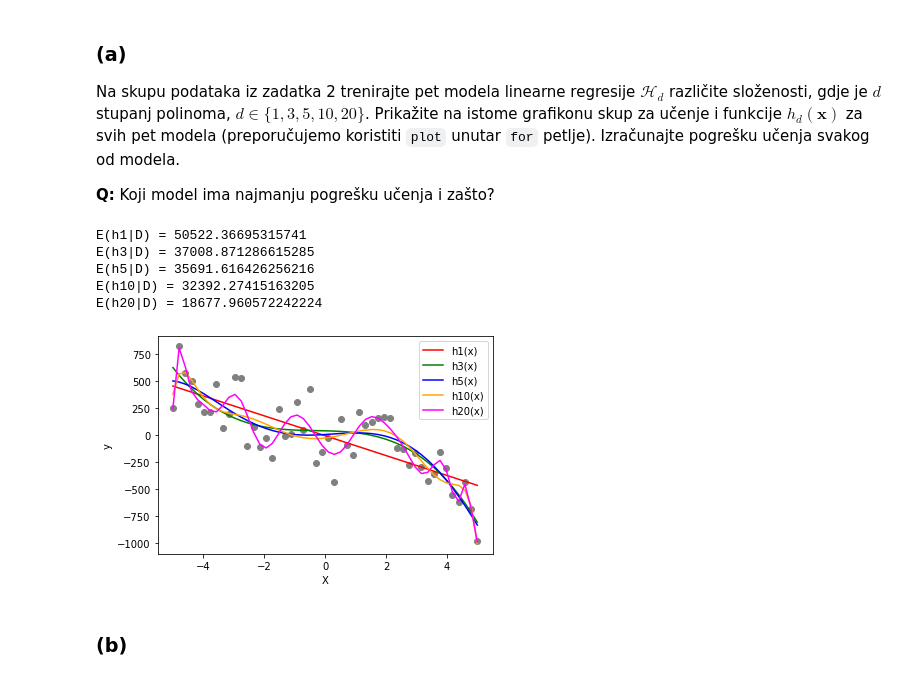
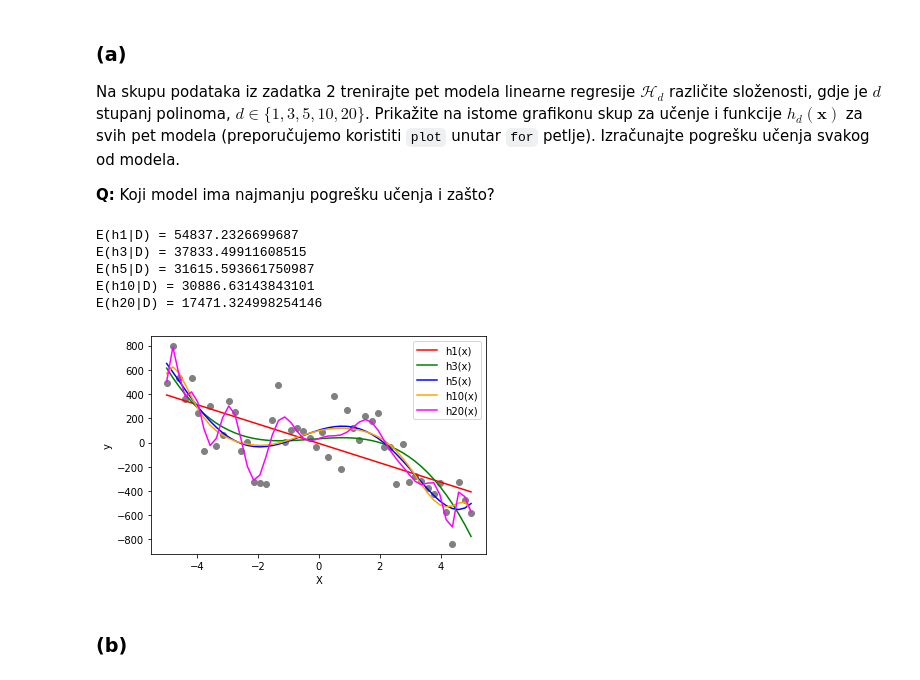
Before and after one commit to dbrcina/SU-FER-2020-21, a Jupyter notebook: SU-2020-LAB01-0036506587.ipynb, the cells around one changed output. Cells and saved outputs as stored; diff of their text form; code cells hidden in the pictures.

```diff
--- a/SU-2020-LAB01-0036506587.ipynb
+++ b/SU-2020-LAB01-0036506587.ipynb
@@ -167,18 +164,19 @@ Generirajte skup za učenje od $N=50$ primjera uniformno distribuiranih u interv
 # %%
 from numpy.random import normal
 def make_labels(X, f, noise=0):
-    return np.array([f(X[row,:]) + normal(0, noise)
-                     for row in range(0, np.shape(X)[0])])
+    return f(X) + normal(0, noise, X.shape)
+    #return np.array([f(X[row,:]) + normal(0, noise)
+                     #for row in range(0, np.shape(X)[0])])
 # %%
 def make_instances(x1, x2, N) :
     return np.array([np.array([x]) for x in np.linspace(x1,x2,N)])
 # %%
-def f(x):
+def func(x):
     return 5 + x - 2*x*x - 5*x*x*x
 # %%
 # Vaš kôd ovdje
-X = make_instances(-5, 5, 50)
-y = make_labels(X, f, 200)
+X_ = make_instances(-5, 5, 50)
+y_ = make_labels(X_, func, 200)
 # %% [markdown]
 Prikažite taj skup funkcijom [`scatter`](http://matplotlib.org/api/pyplot_api.html#matplotlib.pyplot.scatter).
 # %%
@@ -195,16 +193,15 @@ Text(0, 0.5, 'y')
 Trenirajte model polinomijalne regresije stupnja $d=3$. Na istom grafikonu prikažite naučeni model $h(\mathbf{x})=\mathbf{w}^\intercal\tilde{\mathbf{x}}$ i primjere za učenje. Izračunajte pogrešku učenja modela.
 # %%
 # Vaš kôd ovdje
-polynom_d3 = PolynomialFeatures(degree=3, interaction_only=False, include_bias=True)
-design_matrix = polynom_d3.fit_transform(X)
-reg = LinearRegression(fit_intercept=True, normalize=False, copy_X=True, n_jobs=None)
-reg.fit(design_matrix, y)
-h = reg.predict(design_matrix)
-plt.scatter(X, y)
+polynom_d.set_params(degree=3)
+fi_X_ = polynom_d.fit_transform(X_)
+regression.fit(fi_X_, y_)
+h = regression.predict(fi_X_)
+plt.scatter(X_, y_)
 plt.xlabel("x")
 plt.ylabel("y")
-plt.plot(X, h, color="red", label="h(x)")
+plt.plot(X_, h, color="red", label="h(x)")
 plt.legend()
 plt.show()
-print("MSE: {}".format(mean_squared_error(y, h)))
+print("MSE: {}".format(mean_squared_error(y_, h)))
 # %% [output]
@@ -221,27 +218,26 @@ Na skupu podataka iz zadatka 2 trenirajte pet modela linearne regresije $\mathca
 # %%
 # Vaš kôd ovdje
 degrees_list = [1, 3, 5, 10, 20]
 colors = ["red", "green", "blue", "orange", "magenta"]
 for d, c in zip(degrees_list, colors):
-    polynom = PolynomialFeatures(d)
-    fi = polynom.fit_transform(X)
-    reg.fit(fi[:, 1:], y)
-    h = reg.predict(fi[:, 1:])
-    plt.plot(X, h, color = c, label="h{}(x)".format(d))
-    mse_d = mean_squared_error(y, h)
-    print("E(h{}|D) = {}".format(d, mean_squared_error(y, h)))
-plt.scatter(X, y, color="grey")
+    polynom_d.set_params(degree=d)
+    fi_X_ = polynom_d.fit_transform(X_)
+    regression.fit(fi_X_, y_)
+    h = regression.predict(fi_X_)
+    plt.plot(X_, h, color = c, label="h{}(x)".format(d))
+    print("E(h{}|D) = {}".format(d, mean_squared_error(y_, h)))
+plt.scatter(X_, y_, color="grey")
 plt.xlabel("X")
 plt.ylabel("y")
 plt.legend()
 plt.show()
 # %% [output]
-E(h1|D) = 50522.36695315741
-E(h3|D) = 37008.871286615285
-E(h5|D) = 35691.616426256216
-E(h10|D) = 32392.27415163205
-E(h20|D) = 18677.960572242224
+E(h1|D) = 54837.2326699687
+E(h3|D) = 37833.49911608515
+E(h5|D) = 31615.593661750987
+E(h10|D) = 30886.63143843101
+E(h20|D) = 17471.324998254146
-[figure, old version]
+[figure, new version]
 # %% [markdown]
 ### (b)
 # %% [markdown]
```
Also changed, not shown: parts of 31 cells of this notebook.
